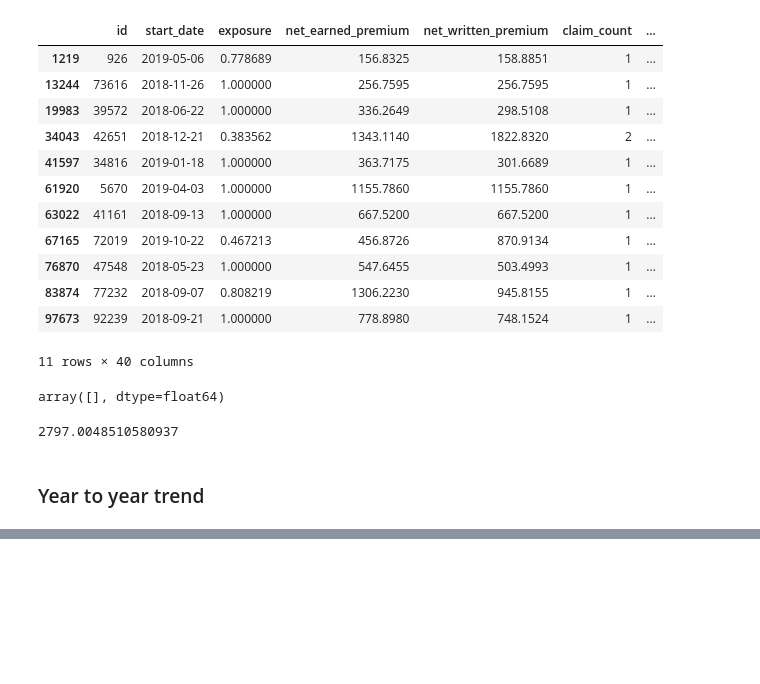
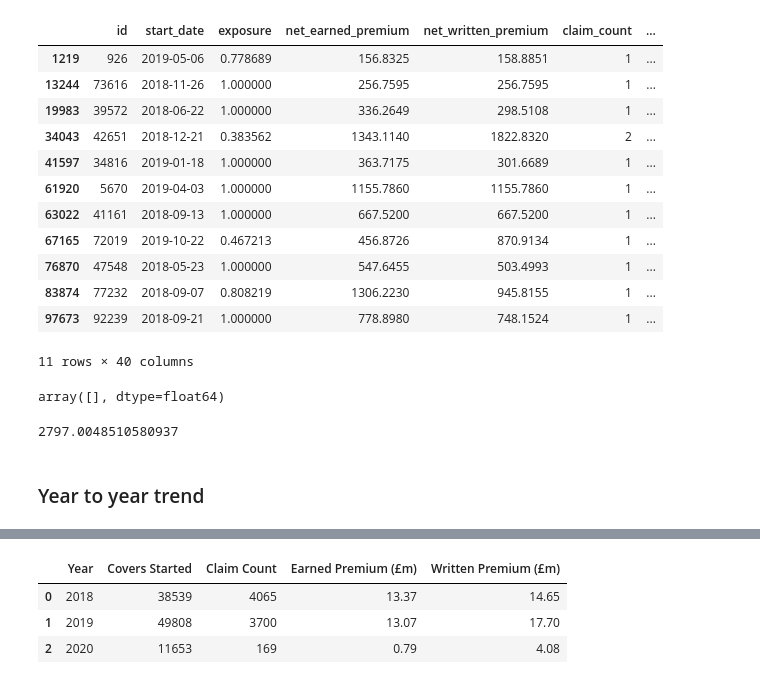
Before and after one commit to KemalYukselir/Hastings-Task, a Jupyter notebook: main.ipynb, the cells around one changed output, grey strips where cells are left out. Saved outputs shown, nothing was run; the diff lists cells and outputs as text; code cells hidden in the pictures; blank space fills up the shorter version.

```diff
--- a/main.ipynb
+++ b/main.ipynb
@@ -177,0 +243,33 @@ Name: count, dtype: int64
+# %%
+summary = (insurance_df.assign(
+              start_date=pd.to_datetime(insurance_df['start_date'], errors='coerce'),
+              year=lambda d: d['start_date'].dt.year)
+           .groupby('year', dropna=True)
+           .agg(covers_started=('id','count'),
+                claim_count=('claim_count','sum'),
+                earned_premium=('net_earned_premium','sum'),
+                written_premium=('net_written_premium','sum'))
+           .reset_index()
+           .rename(columns={'year':'Year',
+                            'covers_started':'Covers Started',
+                            'claim_count':'Claim Count',
+                            'earned_premium':'Earned Premium',
+                            'written_premium':'Written Premium'})
+           .sort_values('Year')
+          )
+
+# Display in £ millions with 2 dp (keep counts as ints)
+summary_present = summary.copy()
+summary_present['Earned Premium (£m)']  = (summary_present['Earned Premium']/1e6).round(2)
+summary_present['Written Premium (£m)'] = (summary_present['Written Premium']/1e6).round(2)
+summary_present[['Covers Started','Claim Count']] = summary_present[['Covers Started','Claim Count']].astype(int)
+
+# Final columns (readable)
+summary_present = summary_present[['Year','Covers Started','Claim Count',
+                                   'Earned Premium (£m)','Written Premium (£m)']]
+summary_present
+# %% [output]
+|  | Year | Covers Started | Claim Count | Earned Premium (£m) | Written Premium (£m) |
+| 0 | 2018 | 38539 | 4065 | 13.37 | 14.65 |
+| 1 | 2019 | 49808 | 3700 | 13.07 | 17.70 |
+| 2 | 2020 | 11653 | 169 | 0.79 | 4.08 |
```
Also changed, not shown: parts of 4 cells of this notebook.
